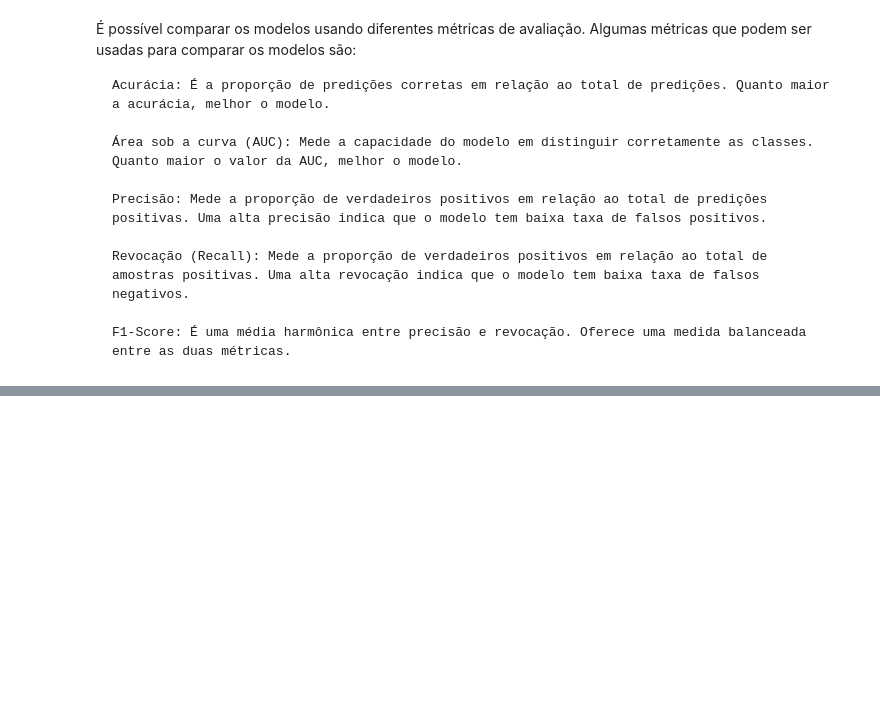
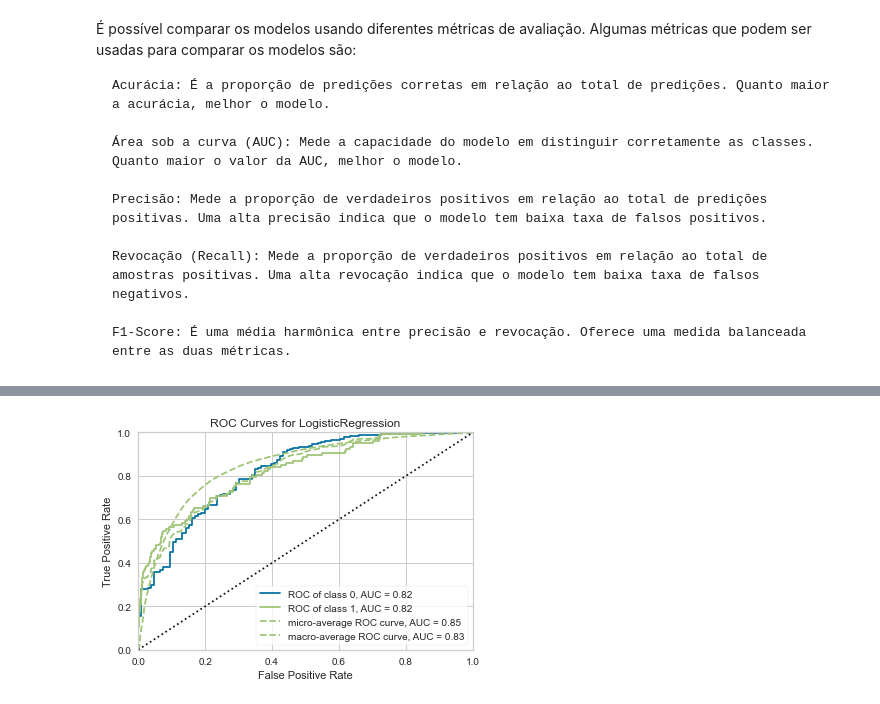
Before and after one commit to k-marcelino/EAD0830---IA-e-ML-Aplicados-a-Finan-as, a Jupyter notebook: Atividade 2/atividade2.ipynb, the cells around one changed output, grey strips where cells are left out. Cells and saved outputs as stored; diff of their text form; code cells hidden in the pictures; blank space fills up the shorter version.

```diff
--- a/Atividade 2/atividade2.ipynb
+++ b/Atividade 2/atividade2.ipynb
@@ -487,0 +622,4 @@ Para mitigar as falhas da acurácia em cenários de desbalanceamento de classes,
+# %%
+#plotar curva roc do modelo
+plot_model(best, 'auc')
+# %% [output]
@@ -487,0 +627 @@ Para mitigar as falhas da acurácia em cenários de desbalanceamento de classes,
+[figure, added]
```
Also changed, not shown: parts of 57 cells of this notebook, 3 other files.
